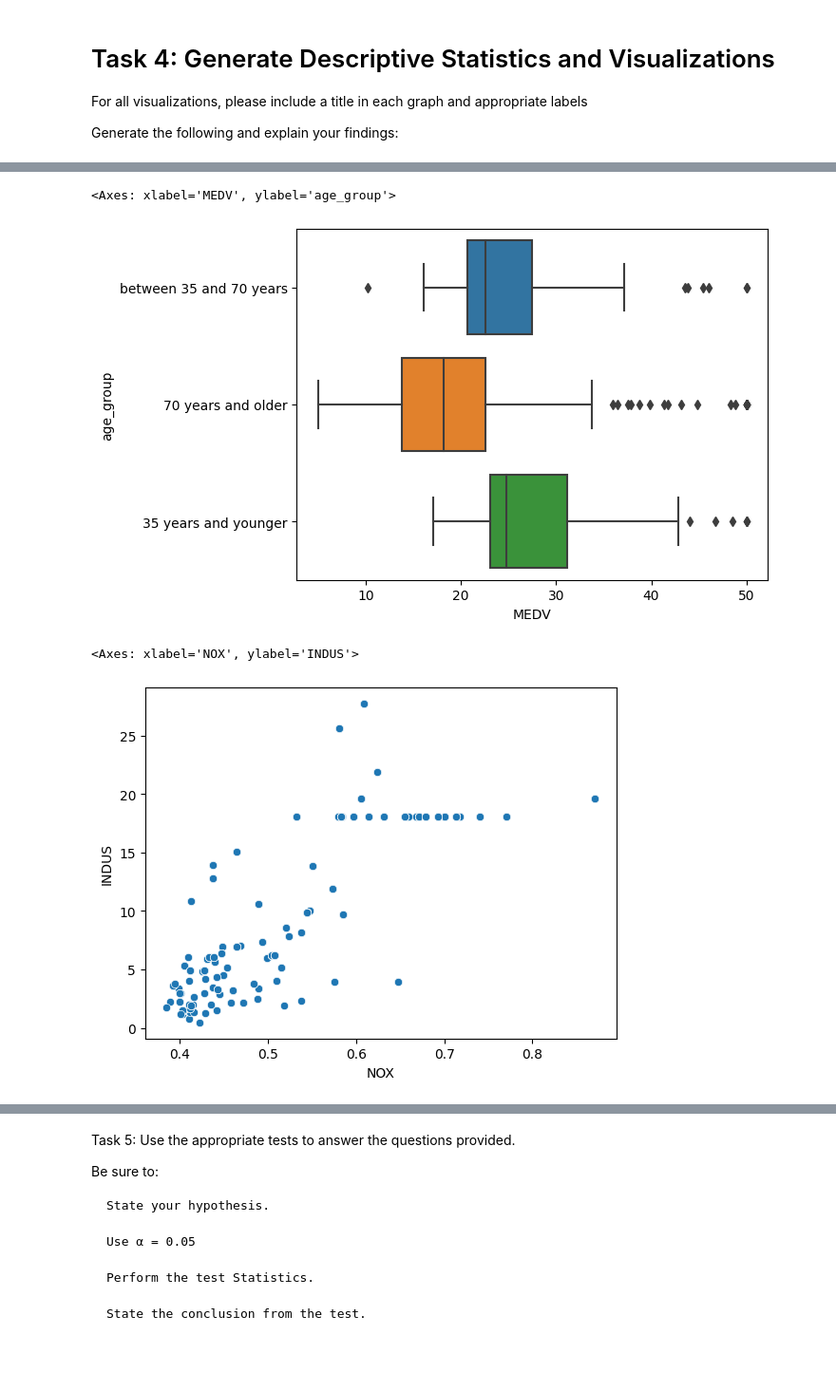
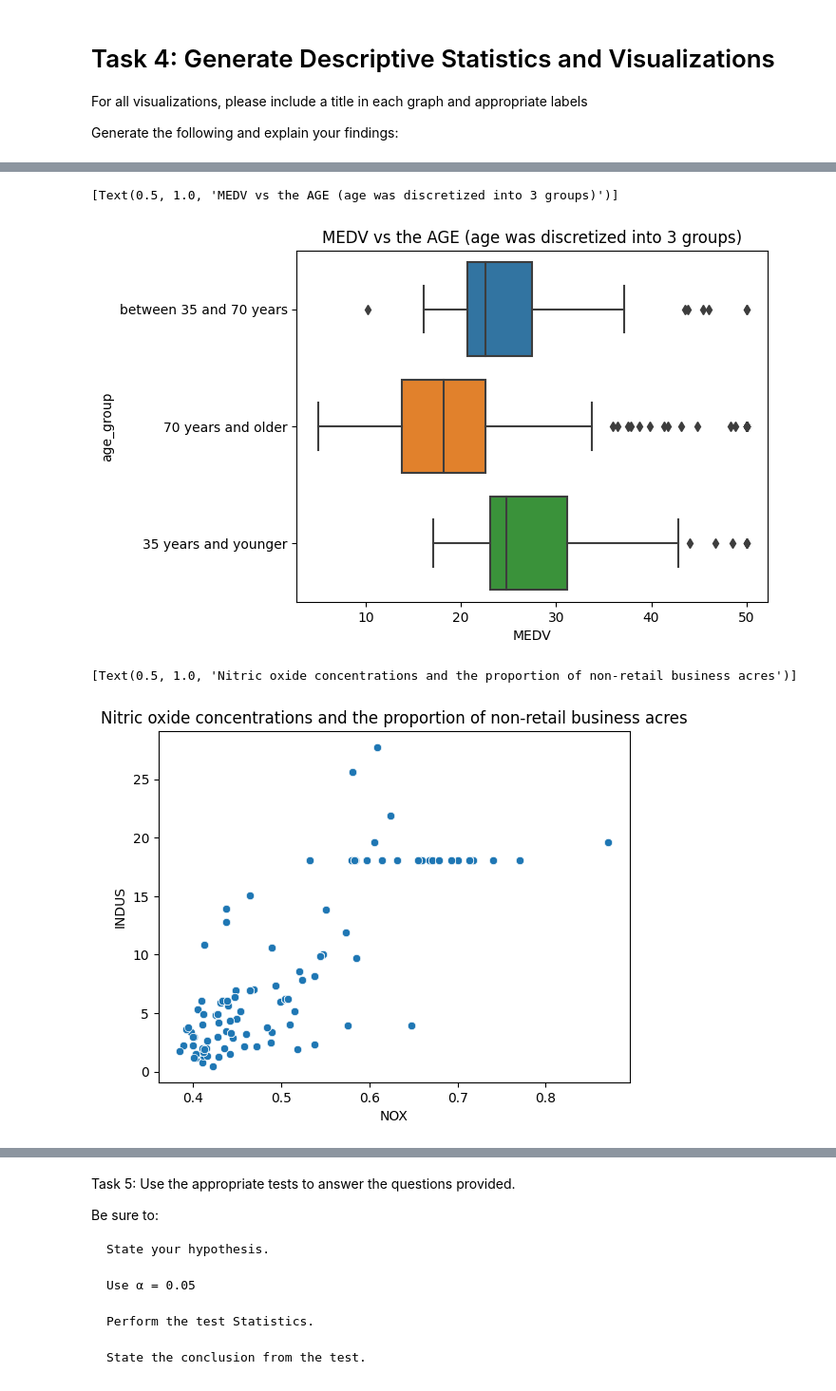
Before and after one commit to sidfc/IBM_ToolsForDataScience, a Jupyter notebook: final_project.ipynb, the cells around one changed output, grey strips where cells are left out. Shown at 95% size. Cells and saved outputs as stored; diff of their text form; code cells hidden in the pictures; blank space fills up the shorter version.

```diff
--- a/final_project.ipynb
+++ b/final_project.ipynb
@@ -74,16 +74,20 @@ sns.barplot(boston_df['CHAS'])
 # %%
 # Provide a boxplot for the MEDV variable vs the AGE variable.
 # (Discretize the age variable into three groups of 35 years and younger,
 # between 35 and 70 years and 70 years and older)
 # medv = boston_df[]
 boston_df.loc[(boston_df['AGE'] <= 35), 'age_group'] = '35 years and younger'
 boston_df.loc[(boston_df['AGE'] > 35) & (boston_df['AGE'] < 70), 'age_group'] = 'between 35 and 70 years'
 boston_df.loc[(boston_df['AGE'] >= 70), 'age_group'] = '70 years and older'
 
-sns.boxplot(x=boston_df.MEDV, y=boston_df.age_group, data=boston_df)
+sns.boxplot(
+    x=boston_df.MEDV,
+    y=boston_df.age_group,
+    data=boston_df
+).set(title="MEDV vs the AGE (age was discretized into 3 groups)")
 # %% [output]
-<Axes: xlabel='MEDV', ylabel='age_group'>
+[Text(0.5, 1.0, 'MEDV vs the AGE (age was discretized into 3 groups)')]
-[figure, old version]
+[figure, new version]
 # %%
 # Provide a scatter plot to show the relationship between Nitric oxide
 # concentrations and the proportion of non-retail business acres per
@@ -92,9 +96,12 @@ sns.boxplot(x=boston_df.MEDV, y=boston_df.age_group, data=boston_df)
 # ANSWER: It seems that low concentrations of Nitric oxide is
 # associated with low values of INDUS
 
-sns.scatterplot(x=boston_df['NOX'], y=boston_df['INDUS'])
+sns.scatterplot(
+    x=boston_df['NOX'],
+    y=boston_df['INDUS']
+).set(title="Nitric oxide concentrations and the proportion of non-retail business acres")
 # %% [output]
-<Axes: xlabel='NOX', ylabel='INDUS'>
+[Text(0.5, 1.0, 'Nitric oxide concentrations and the proportion of non-retail business acres')]
-[figure, old version]
+[figure, new version]
 # %%
 # Create a histogram for the pupil to teacher ratio variable
```
Also changed, not shown: parts of 3 cells of this notebook.
